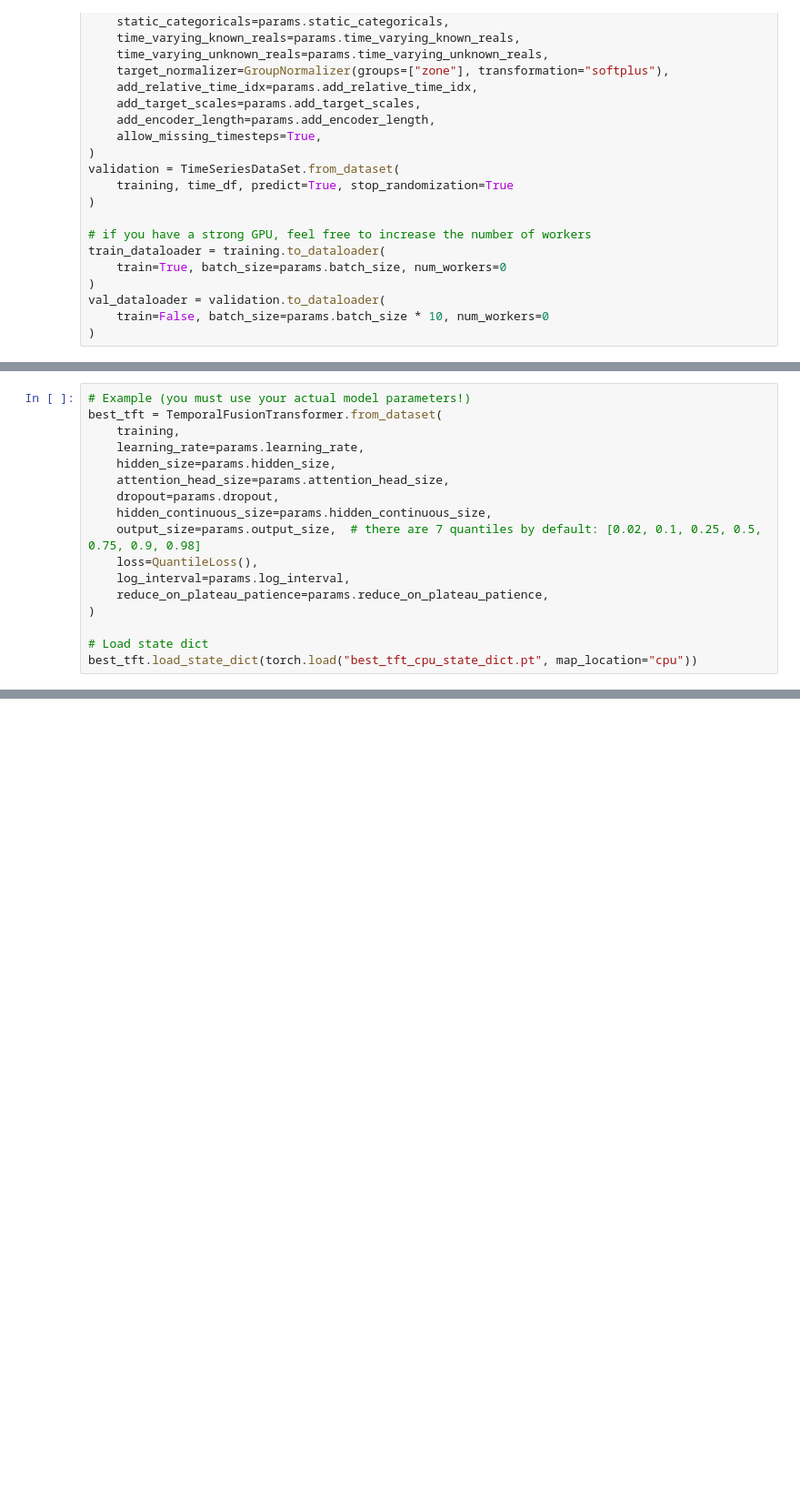
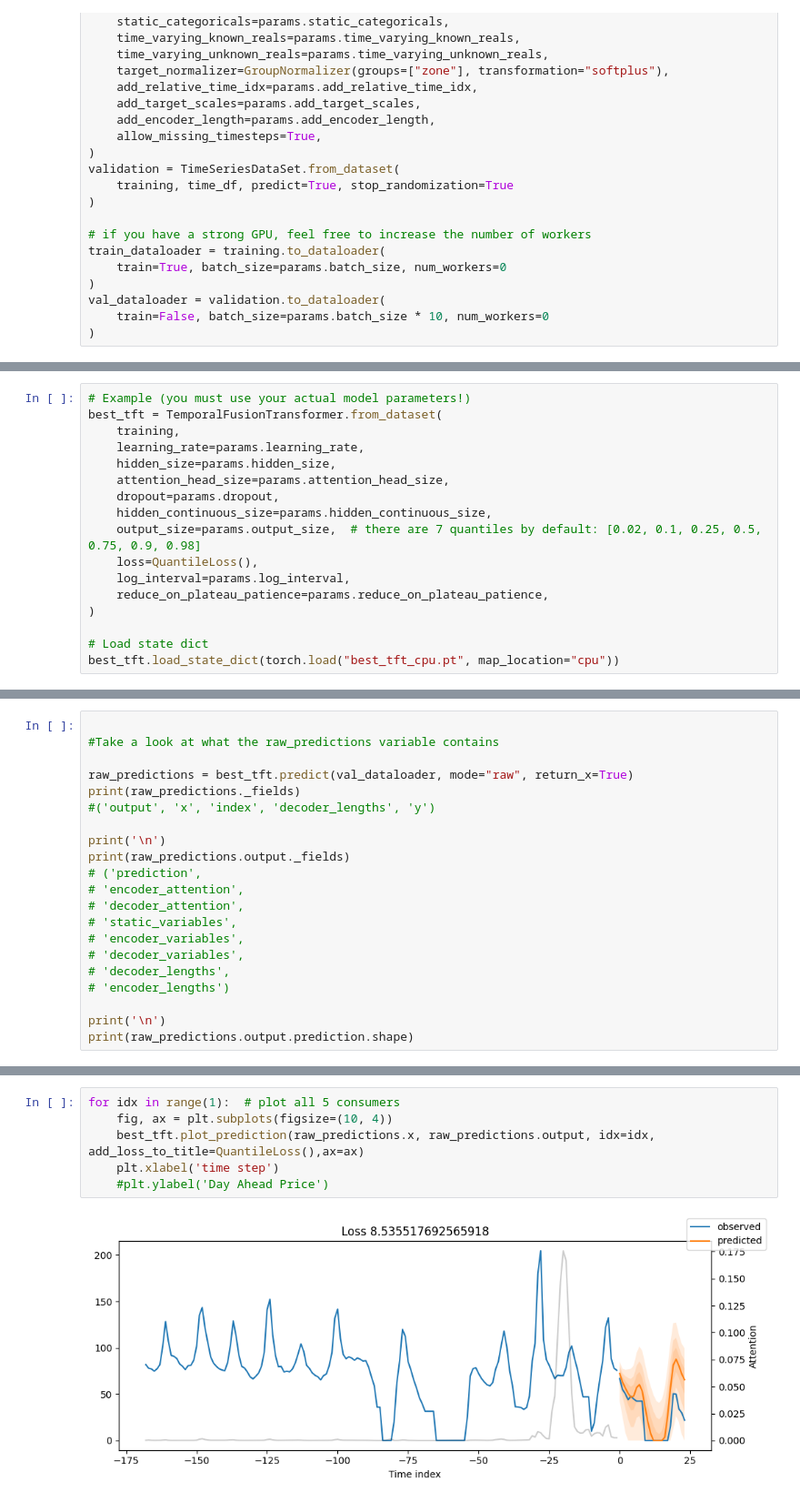
Before and after one commit to FabienneRIVAPY/TimeSeriesTransformer, a Jupyter notebook: sandbox/results.ipynb, the cells around one changed output, grey strips where cells are left out. Shown: that part at 91% size. Drawn from its saved outputs; the diff is of its cells as text; blank space fills up the shorter version.

```diff
--- a/sandbox/results.ipynb
+++ b/sandbox/results.ipynb
@@ -72,4 +79,4 @@ best_tft = TemporalFusionTransformer.from_dataset(
 )
 
 # Load state dict
-best_tft.load_state_dict(torch.load("best_tft_cpu_state_dict.pt", map_location="cpu"))
+best_tft.load_state_dict(torch.load("best_tft_cpu.pt", map_location="cpu"))
@@ -75,0 +123,21 @@ best_tft.load_state_dict(torch.load("best_tft_cpu_state_dict.pt", map_location="
+# %%
+
+#Take a look at what the raw_predictions variable contains
+
+raw_predictions = best_tft.predict(val_dataloader, mode="raw", return_x=True)
+print(raw_predictions._fields)
+#('output', 'x', 'index', 'decoder_lengths', 'y')
+
+print('\n')
+print(raw_predictions.output._fields)
+# ('prediction',
+# 'encoder_attention',
+# 'decoder_attention',
+# 'static_variables',
+# 'encoder_variables',
+# 'decoder_variables',
+# 'decoder_lengths',
+# 'encoder_lengths')
+
+print('\n')
+print(raw_predictions.output.prediction.shape)
@@ -75,0 +156,8 @@ best_tft.load_state_dict(torch.load("best_tft_cpu_state_dict.pt", map_location="
+# %%
+for idx in range(1):  # plot all 5 consumers
+    fig, ax = plt.subplots(figsize=(10, 4))
+    best_tft.plot_prediction(raw_predictions.x, raw_predictions.output, idx=idx, add_loss_to_title=QuantileLoss(),ax=ax)
+    plt.xlabel('time step')
+    #plt.ylabel('Day Ahead Price')
+# %% [output]
+[figure, added]
```
Also changed, not shown: parts of 7 cells of this notebook, 8 other files.
